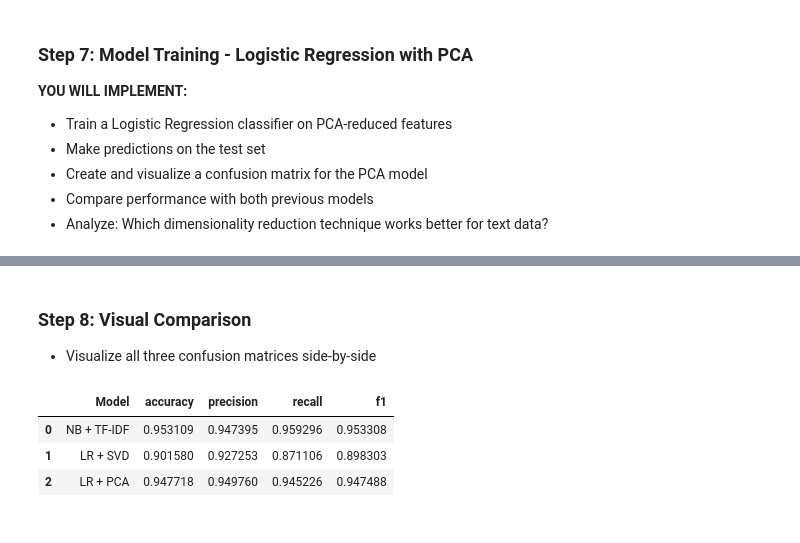
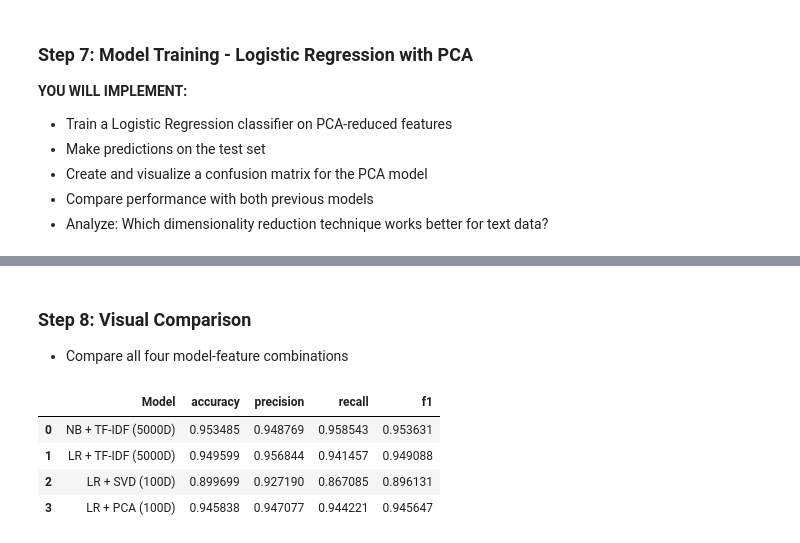
Before and after one commit to kkim8781294/PROG8245-ml-final-project-group3, a Jupyter notebook: TextClassificationFinalProjectGroup3.ipynb, the cells around one changed output, grey strips where cells are left out. Drawn from its saved outputs; the diff is of its cells as text; code cells hidden in the pictures.

```diff
--- a/TextClassificationFinalProjectGroup3.ipynb
+++ b/TextClassificationFinalProjectGroup3.ipynb
@@ -471,0 +500,8 @@ The 128 false positives indicate the model struggles to identify truly negative
+# %%
+logistic_regression_tfidf = LogisticRegression(max_iter=1000)
+logistic_regression_tfidf.fit(X_train_tfidf, y_train)
+
+y_prediction_lr_tfidf = logistic_regression_tfidf.predict(X_test_tfidf)
+
+metrics_lr_tfidf, confusion_metrix_lr_tfidf = evaluate_model(y_test, y_prediction_lr_tfidf)
+plot_confusion_matrices(confusion_metrix_lr_tfidf,"3.1. Logistic Regression (TF-IDF)")
@@ -714,17 +918,19 @@ Confusion Matrix:
 # %% [markdown]
 ### Step 8: Visual Comparison
-- Visualize all three confusion matrices side-by-side
+- Compare all four model-feature combinations
 # %%
 model_comparison_result = pd.DataFrame([
-    {"Model": "NB + TF-IDF", **metrics_nb},
-    {"Model": "LR + SVD",    **metrics_svd},
-    {"Model": "LR + PCA",    **metrics_pca},
+    {"Model": "NB + TF-IDF (5000D)",  **metrics_nb},
+    {"Model": "LR + TF-IDF (5000D)",  **metrics_lr_tfidf},
+    {"Model": "LR + SVD (100D)",      **metrics_svd},
+    {"Model": "LR + PCA (100D)",      **metrics_pca},
 ])
 
 model_comparison_result
 # %% [output]
 |  | Model | accuracy | precision | recall | f1 |
-| 0 | NB + TF-IDF | 0.953109 | 0.947395 | 0.959296 | 0.953308 |
-| 1 | LR + SVD | 0.901580 | 0.927253 | 0.871106 | 0.898303 |
-| 2 | LR + PCA | 0.947718 | 0.949760 | 0.945226 | 0.947488 |
+| 0 | NB + TF-IDF (5000D) | 0.953485 | 0.948769 | 0.958543 | 0.953631 |
+| 1 | LR + TF-IDF (5000D) | 0.949599 | 0.956844 | 0.941457 | 0.949088 |
+| 2 | LR + SVD (100D) | 0.899699 | 0.927190 | 0.867085 | 0.896131 |
+| 3 | LR + PCA (100D) | 0.945838 | 0.947077 | 0.944221 | 0.945647 |
 # %%
```
Also changed, not shown: parts of 19 cells of this notebook.
